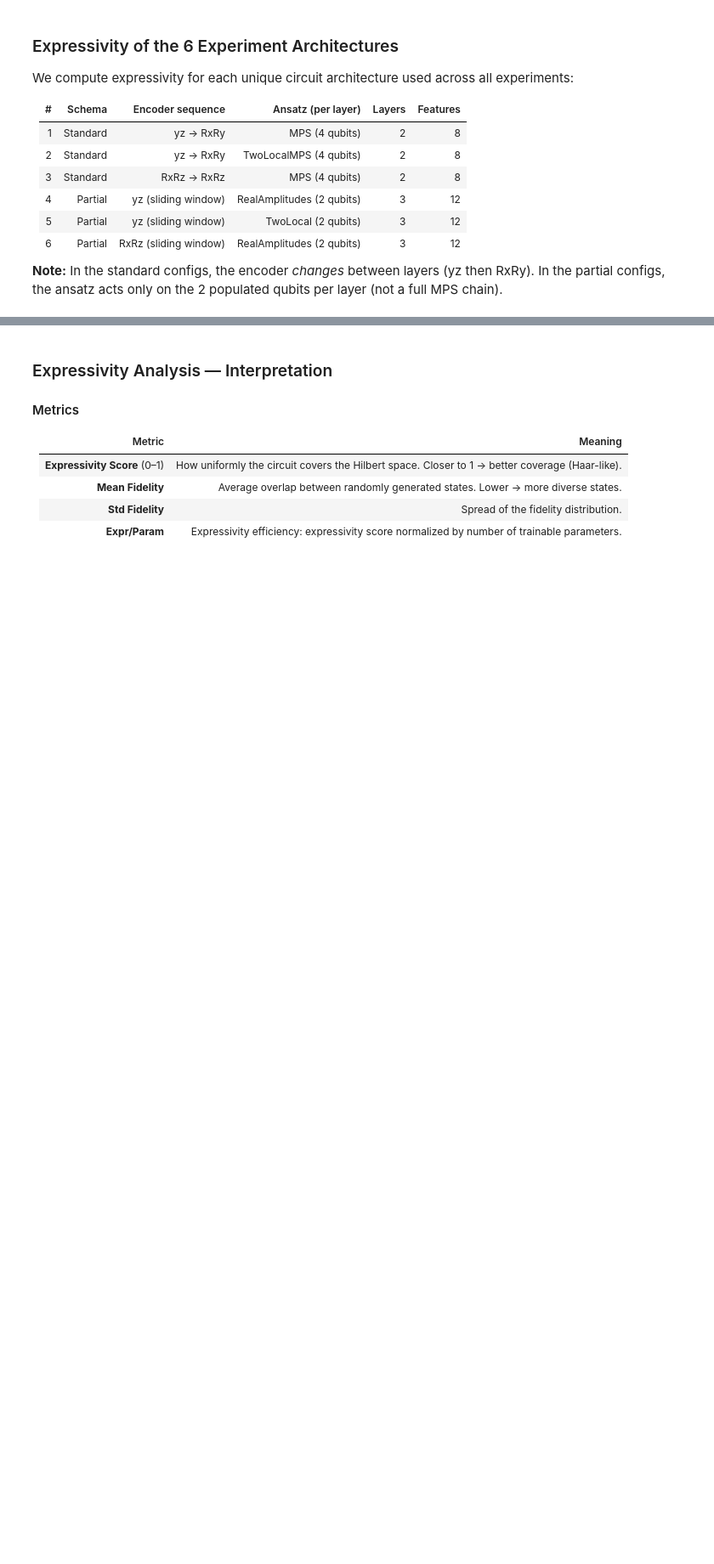
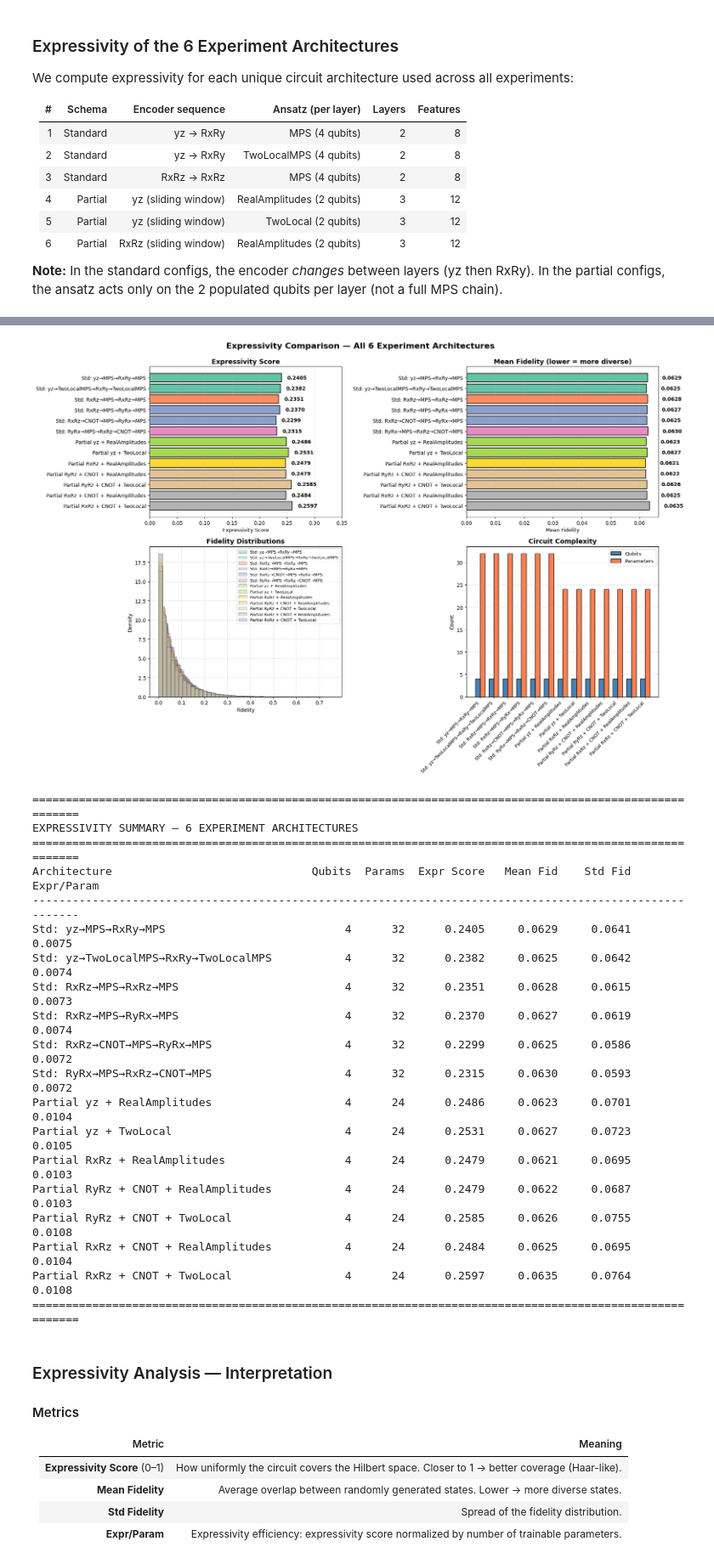
Before and after one commit to Davy592/Quantum-Metric-Learning-with-Reuploading, a Jupyter notebook: Quantum Metric Learning.ipynb, the cells around one changed output, grey strips where cells are left out. Shown at 85% size. Saved outputs shown, nothing was run; the diff lists cells and outputs as text; code cells hidden in the pictures; blank space fills up the shorter version.

```diff
--- a/Quantum Metric Learning.ipynb
+++ b/Quantum Metric Learning.ipynb
@@ -1604,7 +1891,7 @@ if len(expressivity_results) > 0:
         ax.text(b.get_width() + 0.01, b.get_y() + b.get_height()/2,
                 f'{s:.4f}', va='center', fontsize=10, fontweight='bold')
     ax.set_xlabel('Expressivity Score')
-    ax.set_xlim([0, 1.15])
+    ax.set_xlim([0, 0.35])
     ax.set_title('Expressivity Score', fontsize=13, fontweight='bold')
     ax.grid(axis='x', alpha=0.3)
 
@@ -1635,33 +1922,54 @@ if len(expressivity_results) > 0:
     x = np.arange(len(names))
     w = 0.35
     ax.bar(x - w/2, n_qub, w, label='Qubits',     color='steelblue', edgecolor='black')
     ax.bar(x + w/2, n_par, w, label='Parameters',  color='coral',     edgecolor='black')
     ax.set_xticks(x)
     ax.set_xticklabels(names, rotation=45, ha='right', fontsize=9)
     ax.set_ylabel('Count')
     ax.set_title('Circuit Complexity', fontsize=13, fontweight='bold')
     ax.legend()
     ax.grid(axis='y', alpha=0.3)
 
     plt.suptitle('Expressivity Comparison — All 6 Experiment Architectures',
                  fontsize=16, fontweight='bold', y=0.995)
     plt.tight_layout()
     plt.show()
 
     # ---- Summary Table ----
     print("\n" + "=" * 105)
     print("EXPRESSIVITY SUMMARY — 6 EXPERIMENT ARCHITECTURES")
     print("=" * 105)
     print(f"{'Architecture':<40} {'Qubits':>7} {'Params':>7} "
           f"{'Expr Score':>11} {'Mean Fid':>10} {'Std Fid':>10} {'Expr/Param':>11}")
     print("-" * 105)
     for name in names:
         r = expressivity_results[name]
         expr_per_param = r['expressivity_score'] / r['num_params'] if r['num_params'] > 0 else 0
         print(f"{name:<40} {r['num_qubits']:>7} {r['num_params']:>7} "
               f"{r['expressivity_score']:>11.4f} {r['mean_fidelity']:>10.4f} "
               f"{r['std_fidelity']:>10.4f} {expr_per_param:>11.4f}")
     print("=" * 105)
+# %% [output]
+[figure, added]
+=========================================================================================================
+EXPRESSIVITY SUMMARY — 6 EXPERIMENT ARCHITECTURES
+=========================================================================================================
+Architecture                              Qubits  Params  Expr Score   Mean Fid    Std Fid  Expr/Param
+---------------------------------------------------------------------------------------------------------
+Std: yz→MPS→RxRy→MPS                           4      32      0.2405     0.0629     0.0641      0.0075
+Std: yz→TwoLocalMPS→RxRy→TwoLocalMPS           4      32      0.2382     0.0625     0.0642      0.0074
+Std: RxRz→MPS→RxRz→MPS                         4      32      0.2351     0.0628     0.0615      0.0073
+Std: RxRz→MPS→RyRx→MPS                         4      32      0.2370     0.0627     0.0619      0.0074
+Std: RxRz→CNOT→MPS→RyRx→MPS                    4      32      0.2299     0.0625     0.0586      0.0072
+Std: RyRx→MPS→RxRz→CNOT→MPS                    4      32      0.2315     0.0630     0.0593      0.0072
+Partial yz + RealAmplitudes                    4      24      0.2486     0.0623     0.0701      0.0104
+Partial yz + TwoLocal                          4      24      0.2531     0.0627     0.0723      0.0105
+Partial RxRz + RealAmplitudes                  4      24      0.2479     0.0621     0.0695      0.0103
+Partial RyRz + CNOT + RealAmplitudes           4      24      0.2479     0.0622     0.0687      0.0103
+Partial RyRz + CNOT + TwoLocal                 4      24      0.2585     0.0626     0.0755      0.0108
+Partial RxRz + CNOT + RealAmplitudes           4      24      0.2484     0.0625     0.0695      0.0104
+Partial RxRz + CNOT + TwoLocal                 4      24      0.2597     0.0635     0.0764      0.0108
+=========================================================================================================
 # %% [markdown]
 ### Expressivity Analysis — Interpretation
 
```
Also changed, not shown: parts of 31 cells of this notebook.
